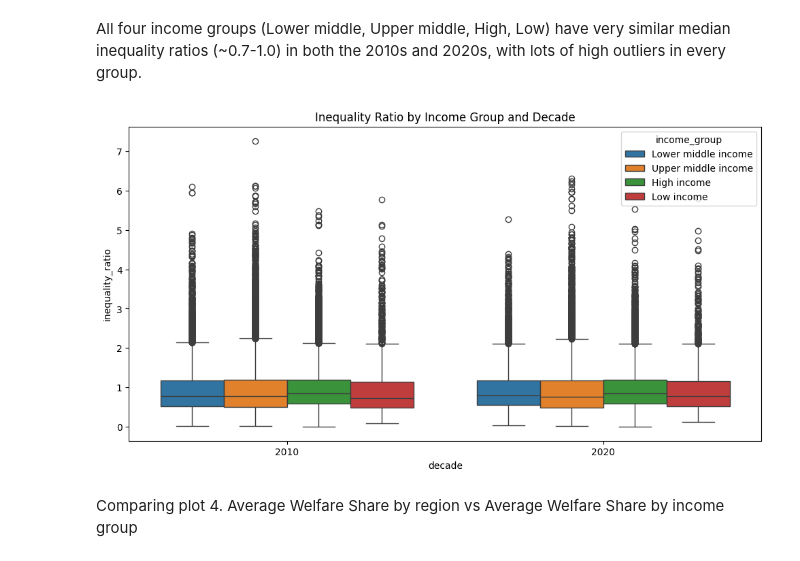
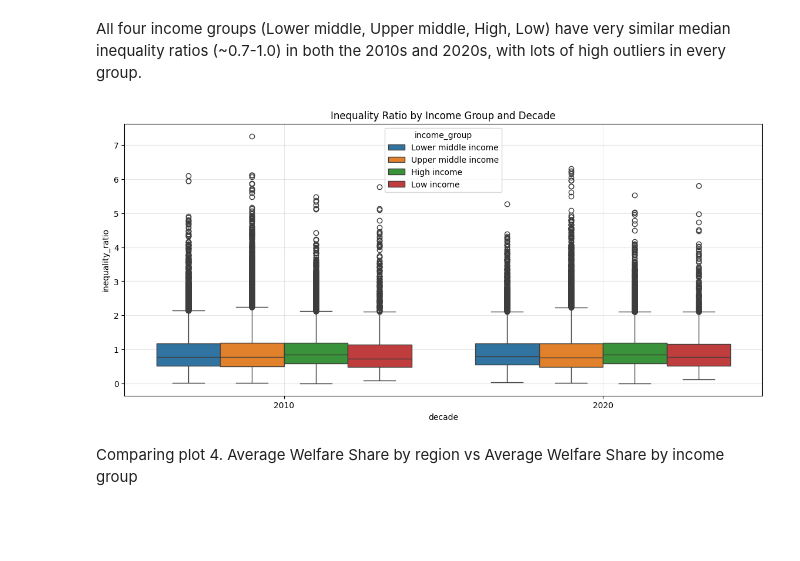
Before and after one commit to Nerneri/World_bank_PIP_analysis, a Jupyter notebook: Poverty_And_Inequality_Platform_(PIP).ipynb, the cells around one changed output. Drawn from its saved outputs; the diff is of its cells as text; code cells hidden in the pictures; blank space fills up the shorter version.

```diff
--- a/Poverty_And_Inequality_Platform_(PIP).ipynb
+++ b/Poverty_And_Inequality_Platform_(PIP).ipynb
@@ -566,12 +578,13 @@ Comparing plot 3. Inequality Ratio by Income Group and Decade
 # %% [markdown]
 All four income groups (Lower middle, Upper middle, High, Low) have very similar median inequality ratios (~0.7-1.0) in both the 2010s and 2020s, with lots of high outliers in every group.
 # %%
-fig, ax = plt.subplots(figsize=(12,6))
+fig, ax = plt.subplots(figsize=(14,6))
 sns.boxplot(data=data_PIP_wregion, x='decade', y='inequality_ratio', hue='income_group', ax=ax)
 ax.set_title('Inequality Ratio by Income Group and Decade')
+ax.grid(True, alpha=0.3)
 plt.show()
 # %% [output]
-[figure, old version]
+[figure, new version]
 # %% [markdown]
 Comparing plot 4. Average Welfare Share by region vs Average Welfare Share by income group
 # %% [markdown]
```
Also changed, not shown: parts of 13 cells of this notebook.
